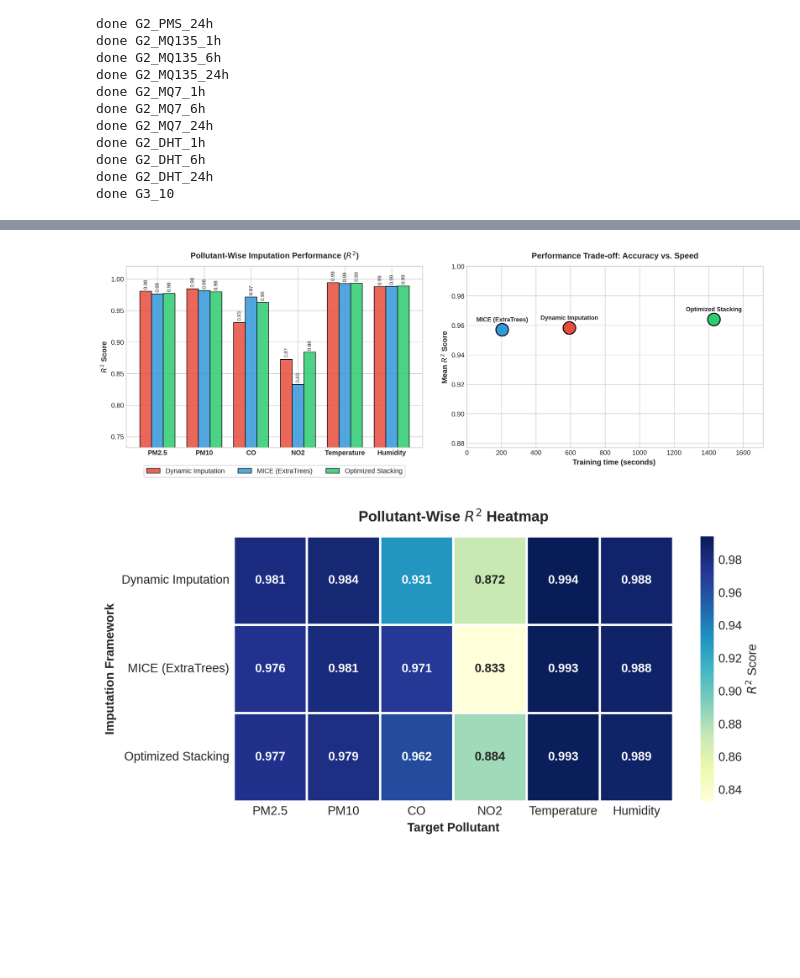
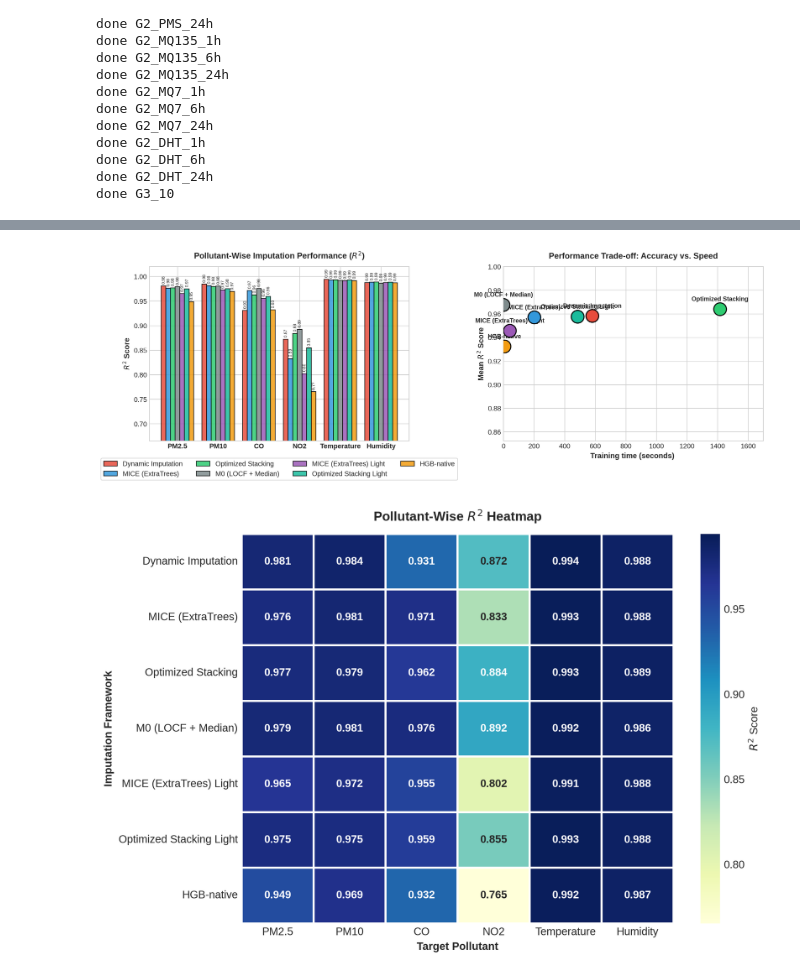
Before and after one commit to CaffeineOnIce/Thesis, a Jupyter notebook: imputation.ipynb, the cells around one changed output, grey strips where cells are left out. Drawn from its saved outputs; the diff is of its cells as text; code cells hidden in the pictures; blank space fills up the shorter version.

Commit message:
new models

```diff
--- a/imputation.ipynb
+++ b/imputation.ipynb
@@ -312,0 +359,9 @@ def predict_stacking(frame, model):
+# %%
+# ITERATIVE STACKING ENSEMBLE LIGHT (M3-L)
+
+start_stack_l = time.time()
+
+stack_l_model = fit_stacking(n_estimators=20, max_depth=12, min_samples_leaf=30)
+
+time_stack_l = time.time() - start_stack_l
+joblib.dump(stack_l_model, 'models/stacking_ensemble_light.joblib')
@@ -315,8 +395,14 @@ models = {
     'Dynamic Imputation': (predict_dynamic, joblib.load('models/dynamic_imputation.joblib')),
     'MICE (ExtraTrees)': (predict_mice, joblib.load('models/mice_extratrees.joblib')),
     'Optimized Stacking Ensemble': (predict_stacking, joblib.load('models/stacking_ensemble.joblib')),
+    'M0 (LOCF + Median)': (predict_m0, joblib.load('models/m0_locf_median.joblib')),
+    'MICE (ExtraTrees) Light': (predict_mice, joblib.load('models/mice_extratrees_light.joblib')),
+    'Optimized Stacking Ensemble Light': (predict_stacking, joblib.load('models/stacking_ensemble_light.joblib')),
+    'HGB-native': (predict_hgb_native, joblib.load('models/hgb_native.joblib')),
 }
-runtimes = {'Dynamic Imputation': time_dyn, 'MICE (ExtraTrees)': time_mice, 'Optimized Stacking Ensemble': time_stack}
+runtimes = {'Dynamic Imputation': time_dyn, 'MICE (ExtraTrees)': time_mice, 'Optimized Stacking Ensemble': time_stack,
+            'M0 (LOCF + Median)': time_m0, 'MICE (ExtraTrees) Light': time_mice_l,
+            'Optimized Stacking Ensemble Light': time_stack_l, 'HGB-native': time_hgbn}
 
 rows = []
 for pattern in PATTERNS:
@@ -411,24 +497,21 @@ import pandas as pd
 plt.style.use('seaborn-v0_8-whitegrid' if 'seaborn-v0_8-whitegrid' in plt.style.available else 'default')
 
 
-frameworks = ['Dynamic Imputation', 'MICE (ExtraTrees)', 'Optimized Stacking']
+frameworks = [f.replace(' Ensemble', '') for f in summary_df['Framework']]
 r2_overall = summary_df['Mean R2'].tolist()
 runtime = summary_df['Runtime (s)'].tolist()
 
-df_pollutants = pd.DataFrame({
-    'Dynamic Imputation': pollutant_df['Dynamic Imputation'].values,
-    'MICE (ExtraTrees)': pollutant_df['MICE (ExtraTrees)'].values,
-    'Optimized Stacking': pollutant_df['Optimized Stacking Ensemble'].values
-}, index=pollutants)
+df_pollutants = pollutant_df.set_index('Target Pollutant')
+df_pollutants.columns = frameworks
 
 fig, axes = plt.subplots(1, 2, figsize=(14, 5), dpi=300)
 
 
-colors = ['#e74c3c', '#3498db', '#2ecc71']
+colors = ['#e74c3c', '#3498db', '#2ecc71', '#7f8c8d', '#9b59b6', '#1abc9c', '#f39c12']
 
 
 x = np.arange(len(pollutants))
-width = 0.25
+width = 0.8 / len(frameworks)
 
 for i, col in enumerate(df_pollutants.columns):
     bars = axes[0].bar(x + i*width, df_pollutants[col], width, label=col, color=colors[i], edgecolor='black', alpha=0.85)
@@ -437,14 +520,14 @@ for i, col in enumerate(df_pollutants.columns):
         axes[0].annotate(f'{height:.2f}',
                          xy=(bar.get_x() + bar.get_width() / 2, height),
                          xytext=(0, 3), textcoords="offset points",
-                         ha='center', va='bottom', fontsize=7.5, rotation=90)
+                         ha='center', va='bottom', fontsize=6, rotation=90)
 
 axes[0].set_ylabel('$R^2$ Score', fontsize=11, fontweight='bold')
 axes[0].set_title('Pollutant-Wise Imputation Performance ($R^2$)', fontsize=12, fontweight='bold', pad=12)
-axes[0].set_xticks(x + width)
+axes[0].set_xticks(x + width * (len(frameworks) - 1) / 2)
 axes[0].set_xticklabels(pollutants, fontweight='bold')
 axes[0].set_ylim(max(0, df_pollutants.values.min() - 0.1), 1.02)
-axes[0].legend(loc='upper center', bbox_to_anchor=(0.5, -0.08), ncol=3, frameon=True)
+axes[0].legend(loc='upper center', bbox_to_anchor=(0.5, -0.08), ncol=4, frameon=True)
 
 
 for i in range(len(frameworks)):
@@ -462,33 +545,33 @@ plt.tight_layout()
 plt.savefig('figure1_performance_comparison.png', bbox_inches='tight')
 plt.show()
 # %% [output]
-[figure, old version]
+[figure, new version]
 # %%
 import matplotlib.pyplot as plt
 import pandas as pd
 import seaborn as sns
 
 data_r2 = df_pollutants.T.values
 
 df_heatmap = pd.DataFrame(data_r2,
-                          index=['Dynamic Imputation', 'MICE (ExtraTrees)', 'Optimized Stacking'],
+                          index=frameworks,
                           columns=pollutants)
 
-fig, ax = plt.subplots(figsize=(8, 4), dpi=300)
+fig, ax = plt.subplots(figsize=(9, 6), dpi=300)
 
 sns.heatmap(df_heatmap, annot=True, fmt=".3f", cmap="YlGnBu", vmin=data_r2.min(), vmax=data_r2.max(),
             cbar_kws={'label': '$R^2$ Score'}, linewidths=1.5, linecolor='white', ax=ax,
             annot_kws={"size": 10, "weight": "bold"})
 
 ax.set_title('Pollutant-Wise $R^2$ Heatmap', fontsize=12, fontweight='bold', pad=12)
 ax.set_xlabel('Target Pollutant', fontsize=10, fontweight='bold')
 ax.set_ylabel('Imputation Framework', fontsize=10, fontweight='bold')
 
 plt.tight_layout()
 plt.savefig('figure2_heatmap.png', bbox_inches='tight')
 plt.show()
 # %% [output]
-[figure, old version]
+[figure, new version]
 # %%
 import matplotlib.pyplot as plt
 import numpy as np
```
Also changed, not shown: parts of 8 cells of this notebook, 29 other files.
